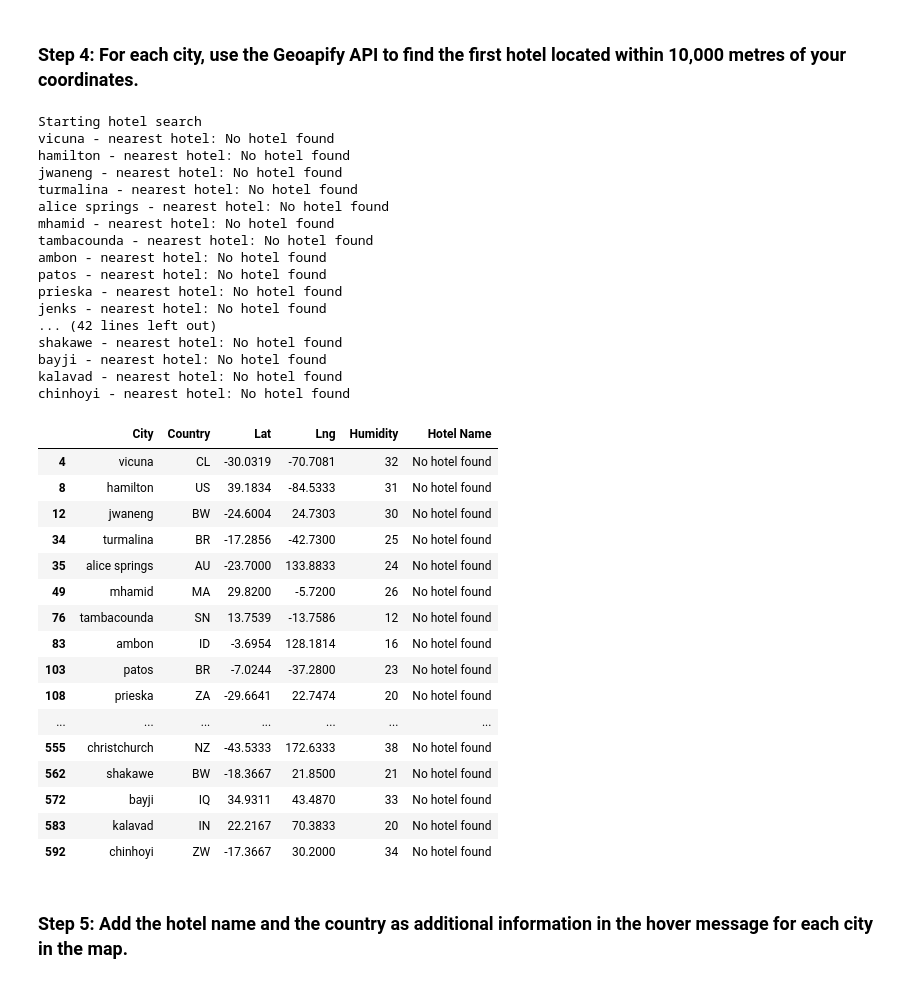
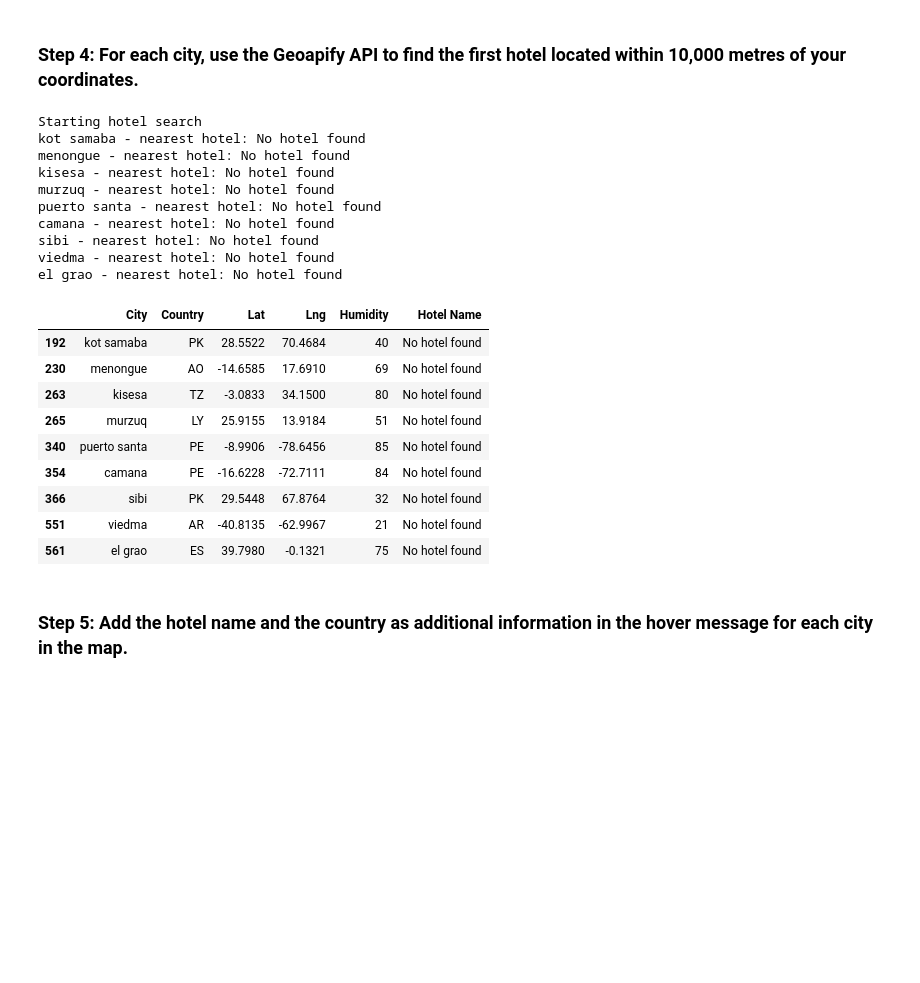
Before and after one commit to Sntsjrg/Python-API-Challenge, a Jupyter notebook: WeatherPy/VacationPy.ipynb, the cells around one changed output. Saved outputs shown, nothing was run; the diff lists cells and outputs as text; code cells hidden in the pictures; blank space fills up the shorter version.

```diff
--- a/WeatherPy/VacationPy.ipynb
+++ b/WeatherPy/VacationPy.ipynb
@@ -52,7 +52,7 @@ map_plot
 ### Step 2: Narrow down the `city_data_df` DataFrame to find your ideal weather condition
 # %%
 # Narrow down cities that fit criteria and drop any results with null values
-filtered = city_data_df[(city_data_df["Humidity"] < 40) & (city_data_df["Max Temp"] > 15)]
+filtered = city_data_df[(city_data_df["Max Temp"] < 20) & (city_data_df["Max Temp"] > 19)]
 
 # Drop any rows with null values
 filtered = filtered.dropna()
@@ -111,9 +97,9 @@ hotel_df
 # %%
 # Set the parameters for the type of search
 limit = 1
-radius = 5000
-categories = "lodging"
-conditions = "hotel"
+radius = 10000
+categories = "hotel"
+conditions = "lodging"
 
 # set up a parameters dictionary
 params = {
@@ -136,65 +122,51 @@ for index, row in hotel_df.iterrows():
 
     # Add filter and bias parameters with the current city's latitude and longitude to the params dictionary
     params["filter"] = f"circle:{lng},{lat},{radius}"
     params["bias"] = f"proximity:{lng},{lat}"
 
     # Set base URL
     base_url = "https://api.geoapify.com/v2/places"
 
 
     # Make and API request using the params dictionaty
     name_address = requests.get(base_url, params=params)
 
     # Convert the API response to JSON format
     name_address = name_address.json()
 
     # Grab the first hotel from the results and store the name in the hotel_df DataFrame
     try:
         hotel_df.loc[index, "Hotel Name"] = name_address["features"][0]["properties"]["name"]
     except (KeyError, IndexError):
         # If no hotel is found, set the hotel name as "No hotel found".
         hotel_df.loc[index, "Hotel Name"] = "No hotel found"
 
     # Log the search results
     print(f"{hotel_df.loc[index, 'City']} - nearest hotel: {hotel_df.loc[index, 'Hotel Name']}")
 
 # Display sample data
 hotel_df
 # %% [output]
 Starting hotel search
-vicuna - nearest hotel: No hotel found
-hamilton - nearest hotel: No hotel found
-jwaneng - nearest hotel: No hotel found
-turmalina - nearest hotel: No hotel found
-alice springs - nearest hotel: No hotel found
-mhamid - nearest hotel: No hotel found
-tambacounda - nearest hotel: No hotel found
-ambon - nearest hotel: No hotel found
-patos - nearest hotel: No hotel found
-prieska - nearest hotel: No hotel found
-jenks - nearest hotel: No hotel found
-... (42 lines left out)
-shakawe - nearest hotel: No hotel found
-bayji - nearest hotel: No hotel found
-kalavad - nearest hotel: No hotel found
-chinhoyi - nearest hotel: No hotel found
+kot samaba - nearest hotel: No hotel found
+menongue - nearest hotel: No hotel found
+kisesa - nearest hotel: No hotel found
+murzuq - nearest hotel: No hotel found
+puerto santa - nearest hotel: No hotel found
+camana - nearest hotel: No hotel found
+sibi - nearest hotel: No hotel found
+viedma - nearest hotel: No hotel found
+el grao - nearest hotel: No hotel found
 |  | City | Country | Lat | Lng | Humidity | Hotel Name |
-| 4 | vicuna | CL | -30.0319 | -70.7081 | 32 | No hotel found |
-| 8 | hamilton | US | 39.1834 | -84.5333 | 31 | No hotel found |
-| 12 | jwaneng | BW | -24.6004 | 24.7303 | 30 | No hotel found |
-| 34 | turmalina | BR | -17.2856 | -42.7300 | 25 | No hotel found |
-| 35 | alice springs | AU | -23.7000 | 133.8833 | 24 | No hotel found |
-| 49 | mhamid | MA | 29.8200 | -5.7200 | 26 | No hotel found |
-| 76 | tambacounda | SN | 13.7539 | -13.7586 | 12 | No hotel found |
-| 83 | ambon | ID | -3.6954 | 128.1814 | 16 | No hotel found |
-| 103 | patos | BR | -7.0244 | -37.2800 | 23 | No hotel found |
-| 108 | prieska | ZA | -29.6641 | 22.7474 | 20 | No hotel found |
-| ... | ... | ... | ... | ... | ... | ... |
-| 555 | christchurch | NZ | -43.5333 | 172.6333 | 38 | No hotel found |
-| 562 | shakawe | BW | -18.3667 | 21.8500 | 21 | No hotel found |
-| 572 | bayji | IQ | 34.9311 | 43.4870 | 33 | No hotel found |
-| 583 | kalavad | IN | 22.2167 | 70.3833 | 20 | No hotel found |
-| 592 | chinhoyi | ZW | -17.3667 | 30.2000 | 34 | No hotel found |
+| 192 | kot samaba | PK | 28.5522 | 70.4684 | 40 | No hotel found |
+| 230 | menongue | AO | -14.6585 | 17.6910 | 69 | No hotel found |
+| 263 | kisesa | TZ | -3.0833 | 34.1500 | 80 | No hotel found |
+| 265 | murzuq | LY | 25.9155 | 13.9184 | 51 | No hotel found |
+| 340 | puerto santa | PE | -8.9906 | -78.6456 | 85 | No hotel found |
+| 354 | camana | PE | -16.6228 | -72.7111 | 84 | No hotel found |
+| 366 | sibi | PK | 29.5448 | 67.8764 | 32 | No hotel found |
+| 551 | viedma | AR | -40.8135 | -62.9967 | 21 | No hotel found |
+| 561 | el grao | ES | 39.7980 | -0.1321 | 75 | No hotel found |
 # %% [markdown]
 ### Step 5: Add the hotel name and the country as additional information in the hover message for each city in the map.
 # %%
```
Also changed, not shown: parts of 3 cells of this notebook, 6 other files.
